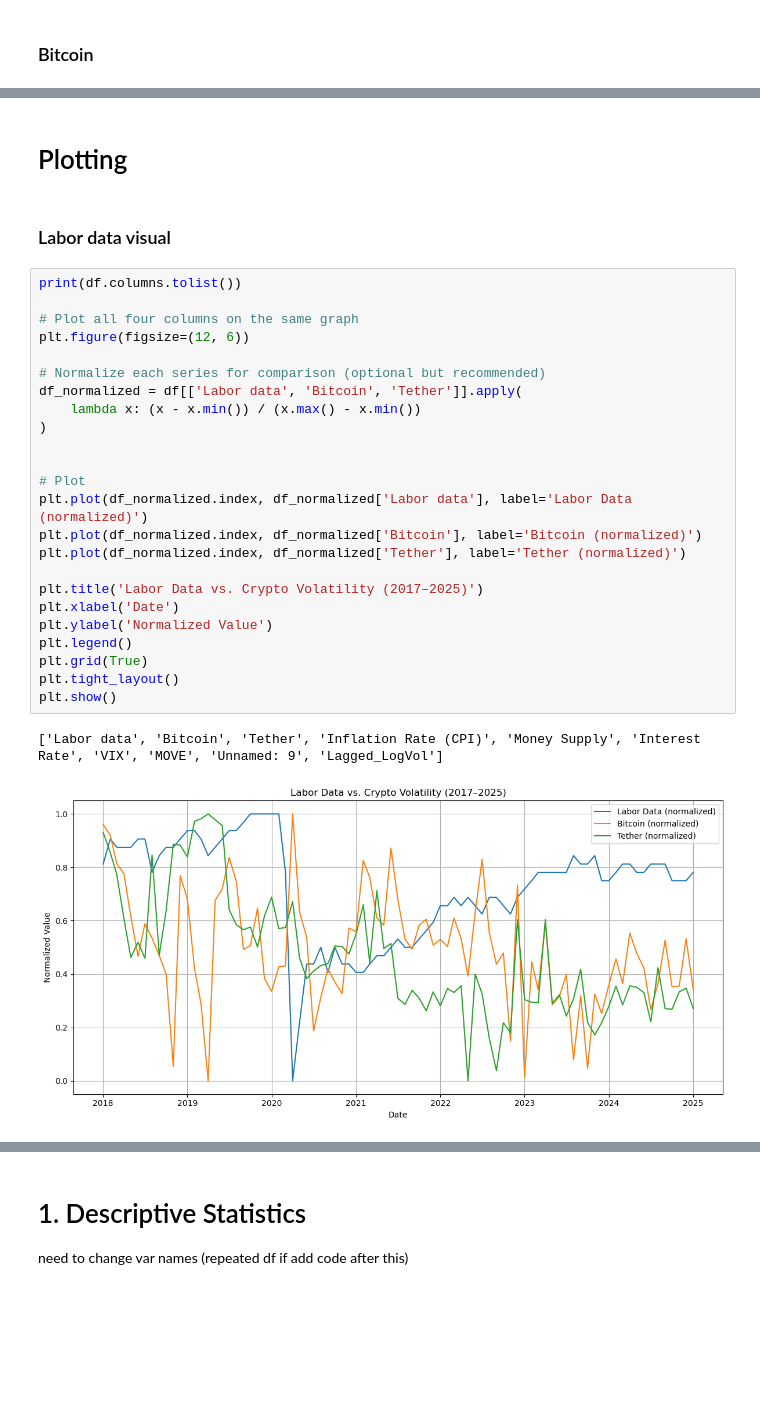
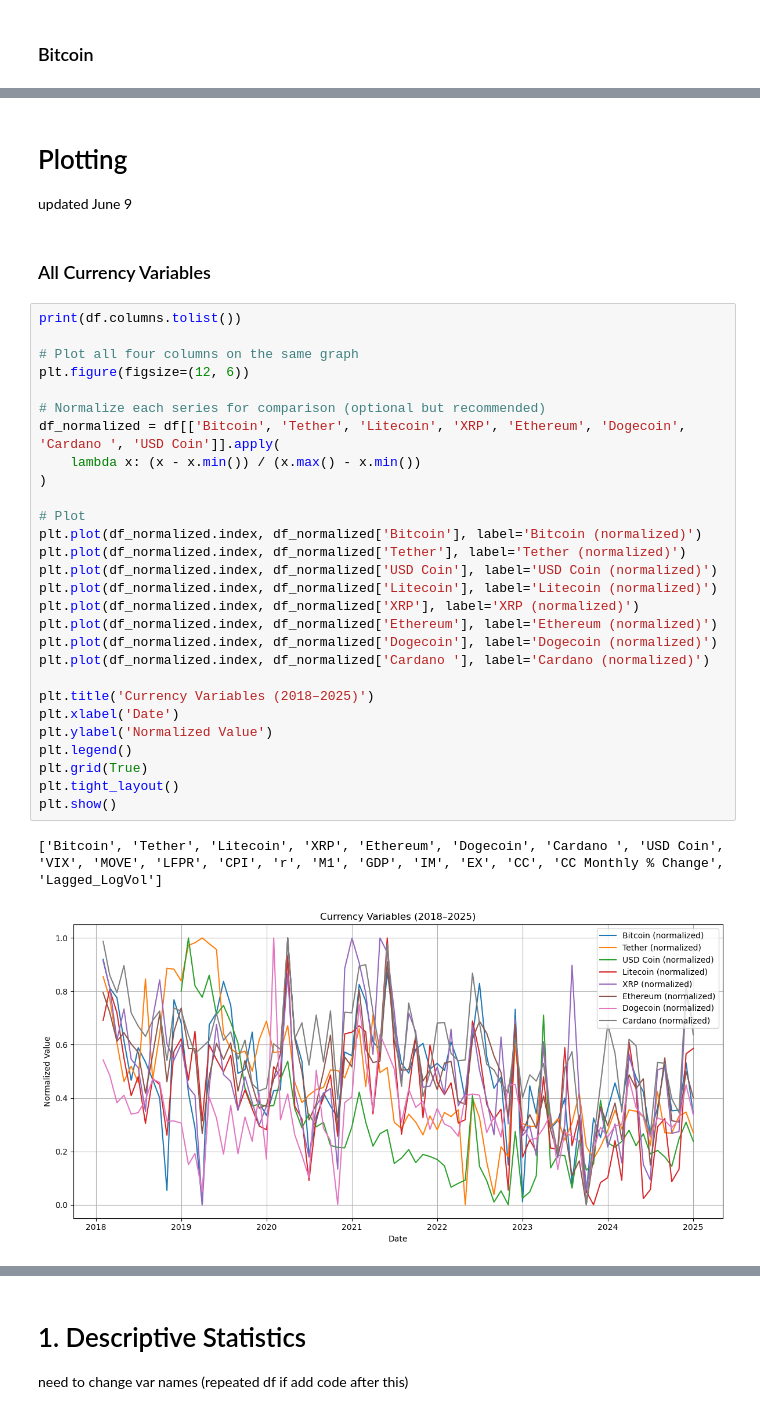
Before and after one commit to tianyishen701/CryptoMacroecon-Prediction-CSUREMM, a Jupyter notebook: CSUREMM_Project_Code.ipynb, the cells around one changed output, grey strips where cells are left out. Drawn from its saved outputs; the diff is of its cells as text; blank space fills up the shorter version.

```diff
--- a/CSUREMM_Project_Code.ipynb
+++ b/CSUREMM_Project_Code.ipynb
@@ -168,33 +173,38 @@ Notes:
 [1] Standard Errors assume that the covariance matrix of the errors is correctly specified.
 # %% [markdown]
 # Plotting
+updated June 9
-# %% [markdown]
-### Labor data visual
-# %%
-print(df.columns.tolist())
-
-# Plot all four columns on the same graph
-plt.figure(figsize=(12, 6))
-
-# Normalize each series for comparison (optional but recommended)
-df_normalized = df[['Labor data', 'Bitcoin', 'Tether']].apply(
-    lambda x: (x - x.min()) / (x.max() - x.min())
-)
-
-
-# Plot
-plt.plot(df_normalized.index, df_normalized['Labor data'], label='Labor Data (normalized)')
-plt.plot(df_normalized.index, df_normalized['Bitcoin'], label='Bitcoin (normalized)')
-plt.plot(df_normalized.index, df_normalized['Tether'], label='Tether (normalized)')
-
-plt.title('Labor Data vs. Crypto Volatility (2017–2025)')
-plt.xlabel('Date')
-plt.ylabel('Normalized Value')
-plt.legend()
-plt.grid(True)
-plt.tight_layout()
-plt.show()
-# %% [output]
-['Labor data', 'Bitcoin', 'Tether', 'Inflation Rate (CPI)', 'Money Supply', 'Interest Rate', 'VIX', 'MOVE', 'Unnamed: 9', 'Lagged_LogVol']
-[figure, old version]
+# %% [markdown]
+### All Currency Variables
+# %%
+print(df.columns.tolist())
+
+# Plot all four columns on the same graph
+plt.figure(figsize=(12, 6))
+
+# Normalize each series for comparison (optional but recommended)
+df_normalized = df[['Bitcoin', 'Tether', 'Litecoin', 'XRP', 'Ethereum', 'Dogecoin', 'Cardano ', 'USD Coin']].apply(
+    lambda x: (x - x.min()) / (x.max() - x.min())
+)
+
+# Plot
+plt.plot(df_normalized.index, df_normalized['Bitcoin'], label='Bitcoin (normalized)')
+plt.plot(df_normalized.index, df_normalized['Tether'], label='Tether (normalized)')
+plt.plot(df_normalized.index, df_normalized['USD Coin'], label='USD Coin (normalized)')
+plt.plot(df_normalized.index, df_normalized['Litecoin'], label='Litecoin (normalized)')
+plt.plot(df_normalized.index, df_normalized['XRP'], label='XRP (normalized)')
+plt.plot(df_normalized.index, df_normalized['Ethereum'], label='Ethereum (normalized)')
+plt.plot(df_normalized.index, df_normalized['Dogecoin'], label='Dogecoin (normalized)')
+plt.plot(df_normalized.index, df_normalized['Cardano '], label='Cardano (normalized)')
+
+plt.title('Currency Variables (2018–2025)')
+plt.xlabel('Date')
+plt.ylabel('Normalized Value')
+plt.legend()
+plt.grid(True)
+plt.tight_layout()
+plt.show()
+# %% [output]
+['Bitcoin', 'Tether', 'Litecoin', 'XRP', 'Ethereum', 'Dogecoin', 'Cardano ', 'USD Coin', 'VIX', 'MOVE', 'LFPR', 'CPI', 'r', 'M1', 'GDP', 'IM', 'EX', 'CC', 'CC Monthly % Change', 'Lagged_LogVol']
+[figure, added]
 # %% [markdown]
```
Also changed, not shown: parts of 14 cells of this notebook.
